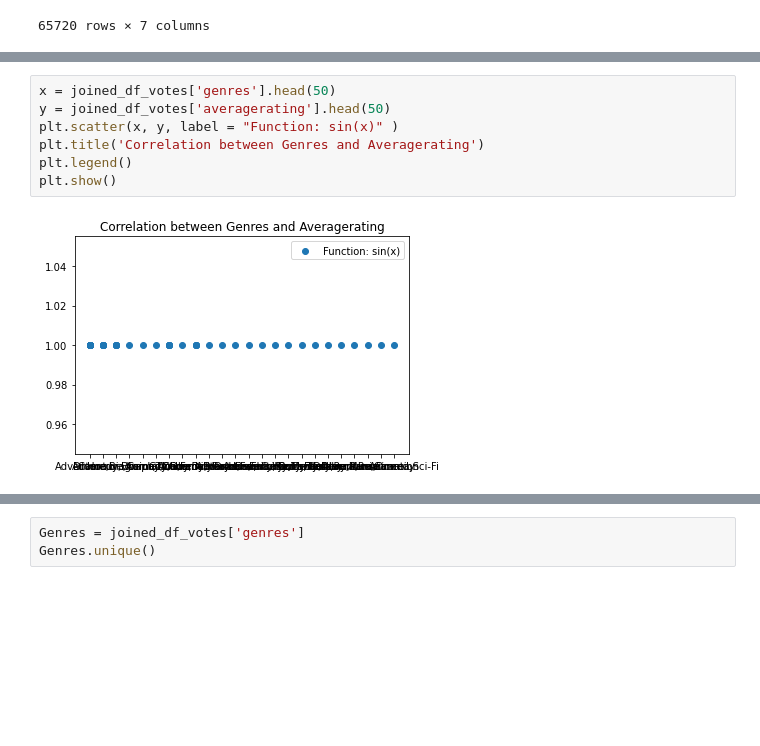
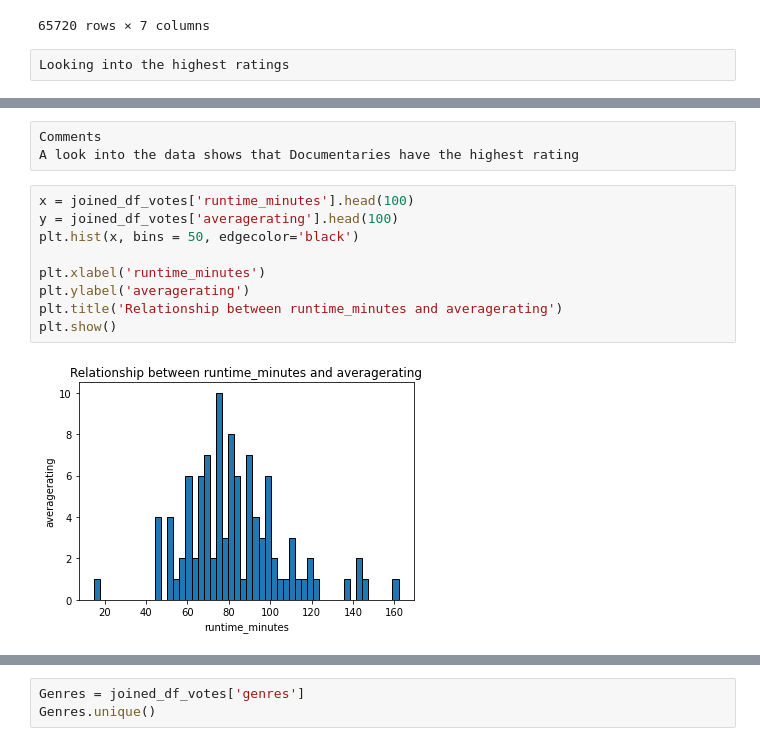
Before and after one commit to CynthiaKaruga/Project_Phase_1, a Jupyter notebook: Project.ipynb, the cells around one changed output, grey strips where cells are left out. Saved outputs shown, nothing was run; the diff lists cells and outputs as text; blank space fills up the shorter version.

```diff
--- a/Project.ipynb
+++ b/Project.ipynb
@@ -120,6 +253,8 @@ joined_df_votes
 | tt10378660 | The Dark Knight: The Ballad of th... | The Dark Knight: The Ballad of th... | 2018 | 129.0 | Comedy,Drama | 10.0 | 5.0 |
 | tt5390098 | The Paternal Bond: Barbary Macaques | Atlas Mountain: Barbary Macaques ... | 2015 | 59.0 | Documentary | 10.0 | 5.0 |
 65720 rows × 7 columns
+# %%
+Looking into the highest ratings
 # %%
 Highest_rating = joined_df_votes.tail(10)
 Highest_rating
@@ -136,12 +271,17 @@ Highest_rating
 | tt10176328 | Exteriores: Mulheres Brasileiras ... | Exteriores: Mulheres Brasileiras ... | 2018 | 52.0 | Documentary | 10.0 | 5.0 |
 | tt10378660 | The Dark Knight: The Ballad of th... | The Dark Knight: The Ballad of th... | 2018 | 129.0 | Comedy,Drama | 10.0 | 5.0 |
 | tt5390098 | The Paternal Bond: Barbary Macaques | Atlas Mountain: Barbary Macaques ... | 2015 | 59.0 | Documentary | 10.0 | 5.0 |
+# %%
+Comments
+A look into the data shows that Documentaries have the highest rating
 # %%
-x = joined_df_votes['genres'].head(50)
-y = joined_df_votes['averagerating'].head(50)
-plt.scatter(x, y, label = "Function: sin(x)" )
-plt.title('Correlation between Genres and Averagerating')
-plt.legend()
+x = joined_df_votes['runtime_minutes'].head(100)
+y = joined_df_votes['averagerating'].head(100)
+plt.hist(x, bins = 50, edgecolor='black')
+
+plt.xlabel('runtime_minutes')
+plt.ylabel('averagerating')
+plt.title('Relationship between runtime_minutes and averagerating')
 plt.show()
 # %% [output]
-[figure, old version]
+[figure, new version]
```
Also changed, not shown: parts of 26 cells of this notebook.
